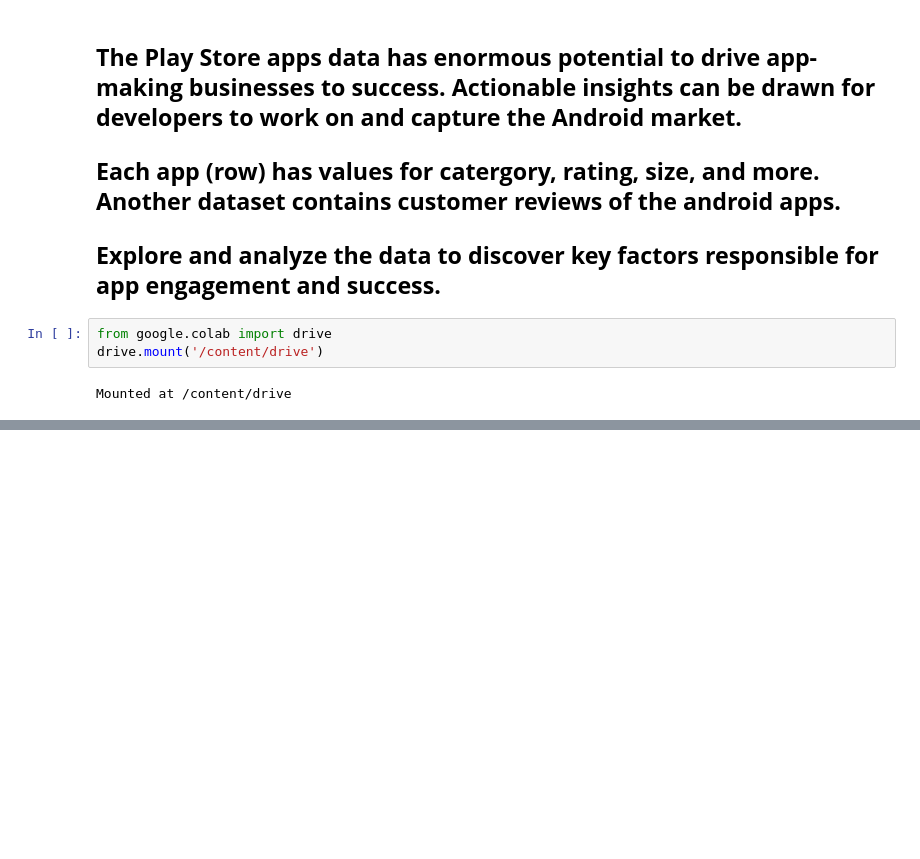
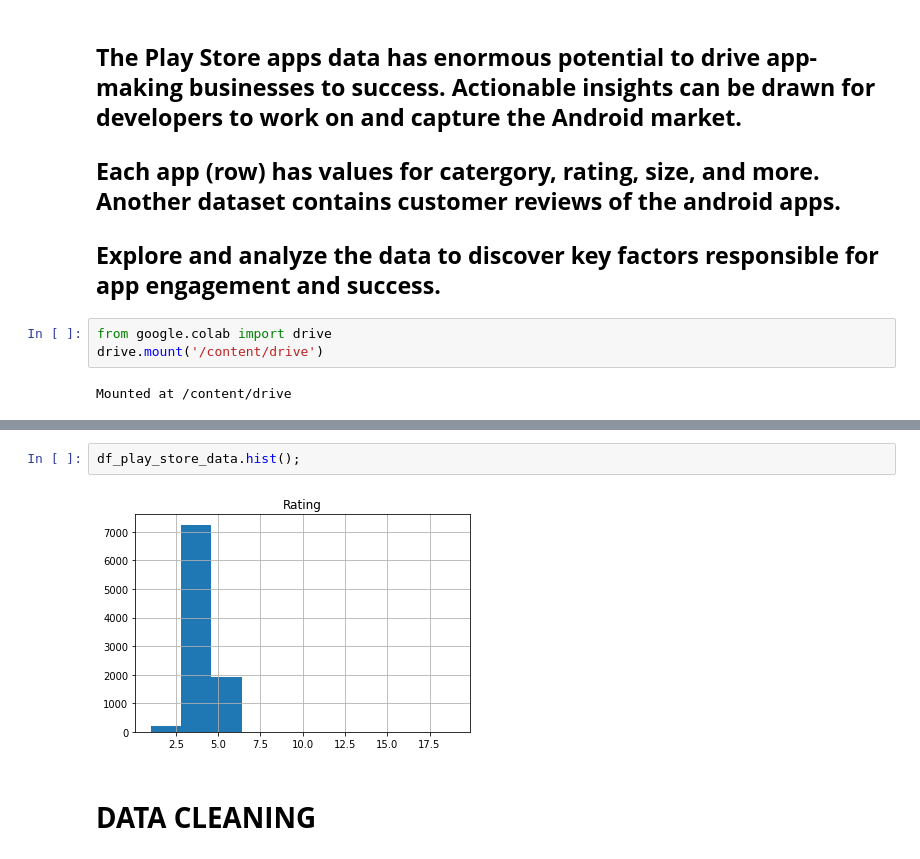
Before and after one commit to VaibhavVats1510/Play-Store-App-Review, a Jupyter notebook: Play_Store_App_Review_Analysis_Capstone_Project.ipynb, the cells around one changed output, grey strips where cells are left out. Saved outputs shown, nothing was run; the diff lists cells and outputs as text; blank space fills up the shorter version.

```diff
--- a/Play_Store_App_Review_Analysis_Capstone_Project.ipynb
+++ b/Play_Store_App_Review_Analysis_Capstone_Project.ipynb
@@ -57 +70,7 @@ Name: Category, dtype: int64
+# %%
+df_play_store_data.hist();
+# %% [output]
+[figure, added]
+# %% [markdown]
+# **DATA CLEANING**
 # %%
```
Also changed, not shown: parts of 26 cells of this notebook.
